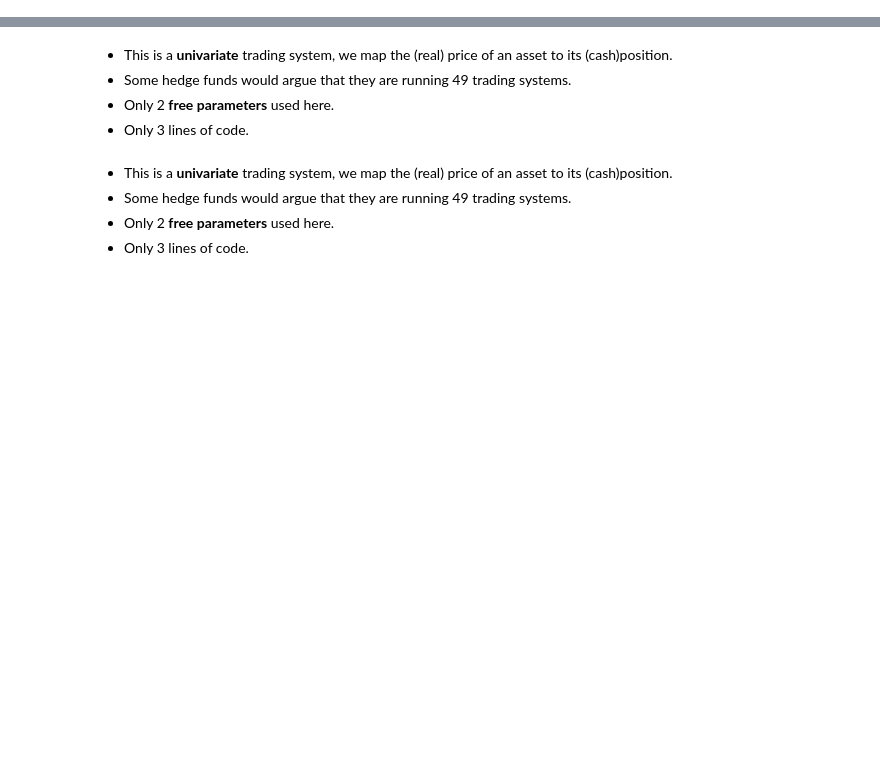
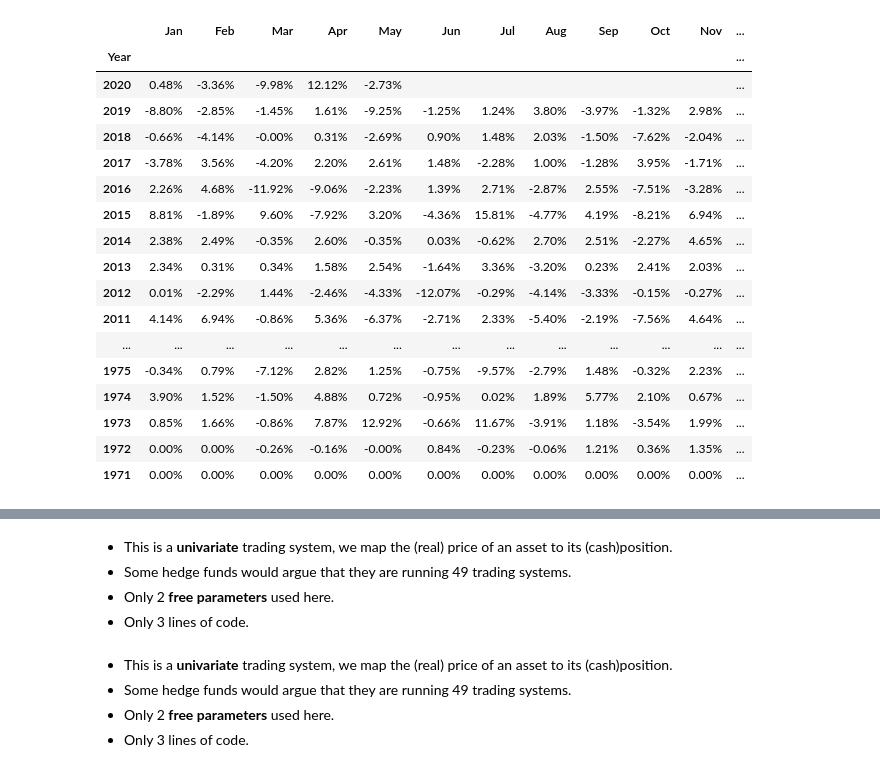
Before and after one commit to tschm/cs, a Jupyter notebook: work/Experiment1.ipynb, the cells around one changed output, grey strips where cells are left out. Drawn from its saved outputs; the diff is of its cells as text; code cells hidden in the pictures; blank space fills up the shorter version.

```diff
--- a/work/Experiment1.ipynb
+++ b/work/Experiment1.ipynb
@@ -48,3 +50,25 @@ plt.show()
+# %%
+a.std.plot(kind="line", figsize=(15,10))
+plt.show()
+# %% [output]
+|  | Jan | Feb | Mar | Apr | May | Jun | Jul | Aug | Sep | Oct | Nov | ... |
+| Year |  |  |  |  |  |  |  |  |  |  |  | ... |
+| 2020 | 0.48% | -3.36% | -9.98% | 12.12% | -2.73% |  |  |  |  |  |  | ... |
+| 2019 | -8.80% | -2.85% | -1.45% | 1.61% | -9.25% | -1.25% | 1.24% | 3.80% | -3.97% | -1.32% | 2.98% | ... |
+| 2018 | -0.66% | -4.14% | -0.00% | 0.31% | -2.69% | 0.90% | 1.48% | 2.03% | -1.50% | -7.62% | -2.04% | ... |
+| 2017 | -3.78% | 3.56% | -4.20% | 2.20% | 2.61% | 1.48% | -2.28% | 1.00% | -1.28% | 3.95% | -1.71% | ... |
+| 2016 | 2.26% | 4.68% | -11.92% | -9.06% | -2.23% | 1.39% | 2.71% | -2.87% | 2.55% | -7.51% | -3.28% | ... |
+| 2015 | 8.81% | -1.89% | 9.60% | -7.92% | 3.20% | -4.36% | 15.81% | -4.77% | 4.19% | -8.21% | 6.94% | ... |
+| 2014 | 2.38% | 2.49% | -0.35% | 2.60% | -0.35% | 0.03% | -0.62% | 2.70% | 2.51% | -2.27% | 4.65% | ... |
+| 2013 | 2.34% | 0.31% | 0.34% | 1.58% | 2.54% | -1.64% | 3.36% | -3.20% | 0.23% | 2.41% | 2.03% | ... |
+| 2012 | 0.01% | -2.29% | 1.44% | -2.46% | -4.33% | -12.07% | -0.29% | -4.14% | -3.33% | -0.15% | -0.27% | ... |
+| 2011 | 4.14% | 6.94% | -0.86% | 5.36% | -6.37% | -2.71% | 2.33% | -5.40% | -2.19% | -7.56% | 4.64% | ... |
+| ... | ... | ... | ... | ... | ... | ... | ... | ... | ... | ... | ... | ... |
+| 1975 | -0.34% | 0.79% | -7.12% | 2.82% | 1.25% | -0.75% | -9.57% | -2.79% | 1.48% | -0.32% | 2.23% | ... |
+| 1974 | 3.90% | 1.52% | -1.50% | 4.88% | 0.72% | -0.95% | 0.02% | 1.89% | 5.77% | 2.10% | 0.67% | ... |
+| 1973 | 0.85% | 1.66% | -0.86% | 7.87% | 12.92% | -0.66% | 11.67% | -3.91% | 1.18% | -3.54% | 1.99% | ... |
+| 1972 | 0.00% | 0.00% | -0.26% | -0.16% | -0.00% | 0.84% | -0.23% | -0.06% | 1.21% | 0.36% | 1.35% | ... |
+| 1971 | 0.00% | 0.00% | 0.00% | 0.00% | 0.00% | 0.00% | 0.00% | 0.00% | 0.00% | 0.00% | 0.00% | ... |
 # %%
 a.std.plot(kind="line", figsize=(15,10))
 plt.show()
```
Also changed, not shown: parts of 5 cells of this notebook, 4 other files.
